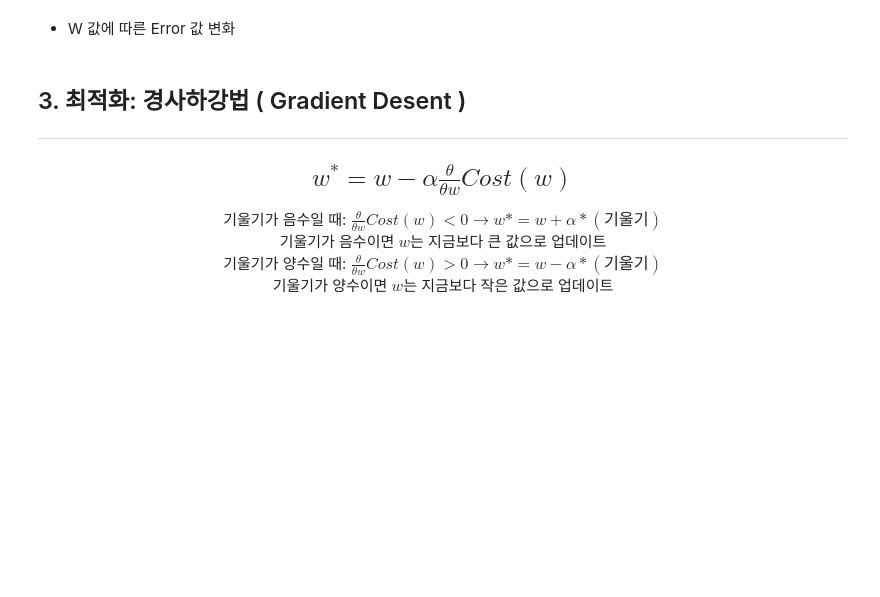
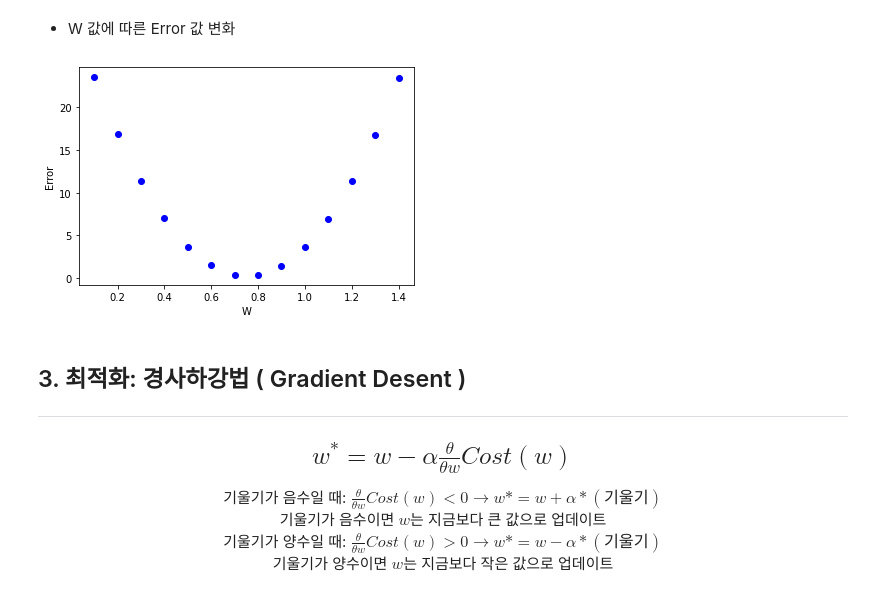
Before and after one commit to josooik/Lecture_deeplearning_basic, a Jupyter notebook: 1_LinearRegression.ipynb, the cells around one changed output. Cells and saved outputs as stored; diff of their text form; code cells hidden in the pictures; blank space fills up the shorter version.

```diff
--- a/1_LinearRegression.ipynb
+++ b/1_LinearRegression.ipynb
@@ -44,5 +47,11 @@ from tensorflow.keras import optimizers
 |5|3.7|
 # %% [markdown]
 * 데이터 정의
+# %%
+x = [1,2,3,4,5]
+y = [1.1,1.2,2.3,3.1,3.7]
 # %% [markdown]
 * 예측
+# %%
+y_pred = hypothesis(x)
+print(y_pred)
@@ -62,5 +77,17 @@ from tensorflow.keras import optimizers
 ### <center>$=\sum_{i=1}^m(y_i-wx_i-b)^2$
 # %% [markdown]
 ### **구현**
+# %%
+def mse(y, y_pred):
+  error=0
+  for i in range(len(y)):
+    error += (y[i]-y_pred[i])**2
+  return error
+
+def mse(y, y_pred):
+  return np.sum([(yi-yi_pred)**2 for yi, yi_pred in zip(y, y_pred)])
 # %% [markdown]
 * 계산
+# %%
+error = mse(y, y_pred)
+print(error)
@@ -68,6 +97,19 @@ from tensorflow.keras import optimizers
 ### **Error 시각화**
 # %% [markdown]
 *  W 값에 따른 Error 값 변화
+# %%
+W = np.arange(0.1, 1.5, 0.1)
+
+for w in W:
+  y_pred = hypothesis(x, W=w)
+  error = mse(y, y_pred)
+  plt.plot(w, error, marker='o', color='b')
+
+plt.xlabel("W")
+plt.ylabel("Error")
+plt.show()
+# %% [output]
+[figure, added]
 # %% [markdown]
 ## 3. 최적화: 경사하강법 ( Gradient Desent )
 ---
```
Also changed, not shown: parts of 26 cells of this notebook.
